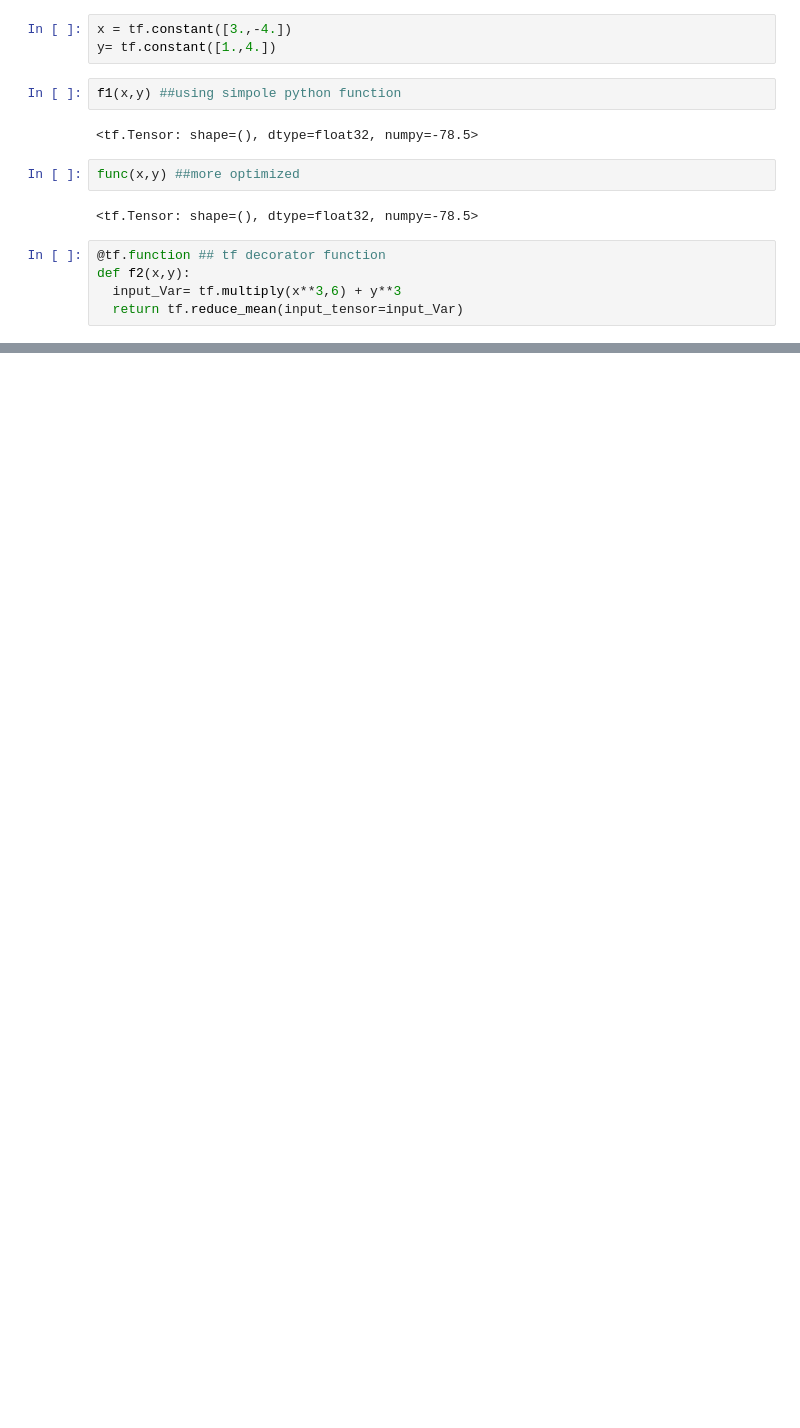
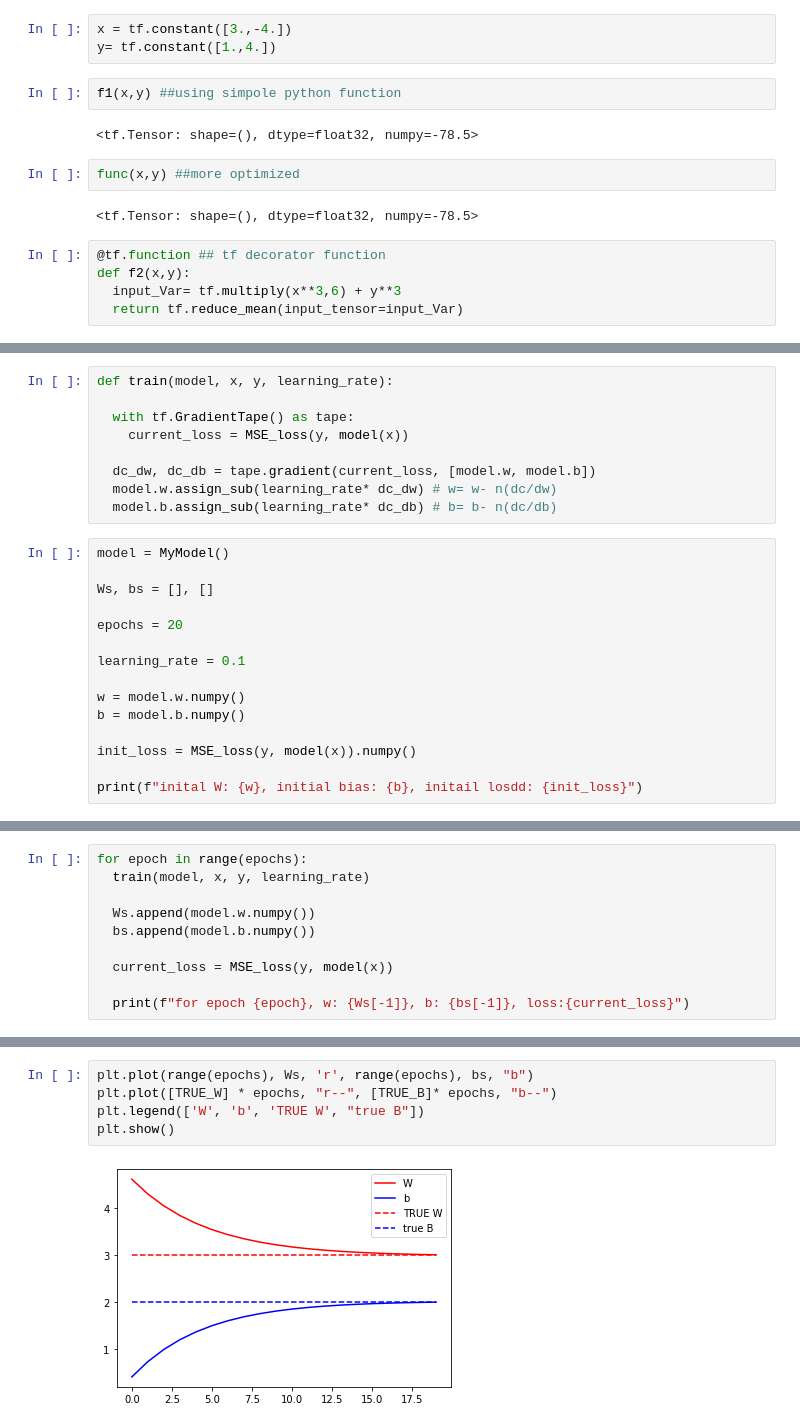
Before and after one commit to arnavjune2/TensorFlow, a Jupyter notebook: Tensorflow.ipynb, the cells around one changed output, grey strips where cells are left out. Saved outputs shown, nothing was run; the diff lists cells and outputs as text; blank space fills up the shorter version.

```diff
--- a/Tensorflow.ipynb
+++ b/Tensorflow.ipynb
@@ -326,0 +424,24 @@ def f2(x,y):
+# %%
+def train(model, x, y, learning_rate):
+
+  with tf.GradientTape() as tape:
+    current_loss = MSE_loss(y, model(x))
+
+  dc_dw, dc_db = tape.gradient(current_loss, [model.w, model.b])
+  model.w.assign_sub(learning_rate* dc_dw) # w= w- n(dc/dw)
+  model.b.assign_sub(learning_rate* dc_db) # b= b- n(dc/db)
+# %%
+model = MyModel()
+
+Ws, bs = [], []
+
+epochs = 20
+
+learning_rate = 0.1
+
+w = model.w.numpy()
+b = model.b.numpy()
+
+init_loss = MSE_loss(y, model(x)).numpy()
+
+print(f"inital W: {w}, initial bias: {b}, initail losdd: {init_loss}")
@@ -326,0 +450,10 @@ def f2(x,y):
+# %%
+for epoch in range(epochs):
+  train(model, x, y, learning_rate)
+
+  Ws.append(model.w.numpy())
+  bs.append(model.b.numpy())
+
+  current_loss = MSE_loss(y, model(x))
+
+  print(f"for epoch {epoch}, w: {Ws[-1]}, b: {bs[-1]}, loss:{current_loss}")
@@ -326,0 +481,7 @@ def f2(x,y):
+# %%
+plt.plot(range(epochs), Ws, 'r', range(epochs), bs, "b")
+plt.plot([TRUE_W] * epochs, "r--", [TRUE_B]* epochs, "b--")
+plt.legend(['W', 'b', 'TRUE W', "true B"])
+plt.show()
+# %% [output]
+[figure, added]
```
Also changed, not shown: parts of 24 cells of this notebook.
